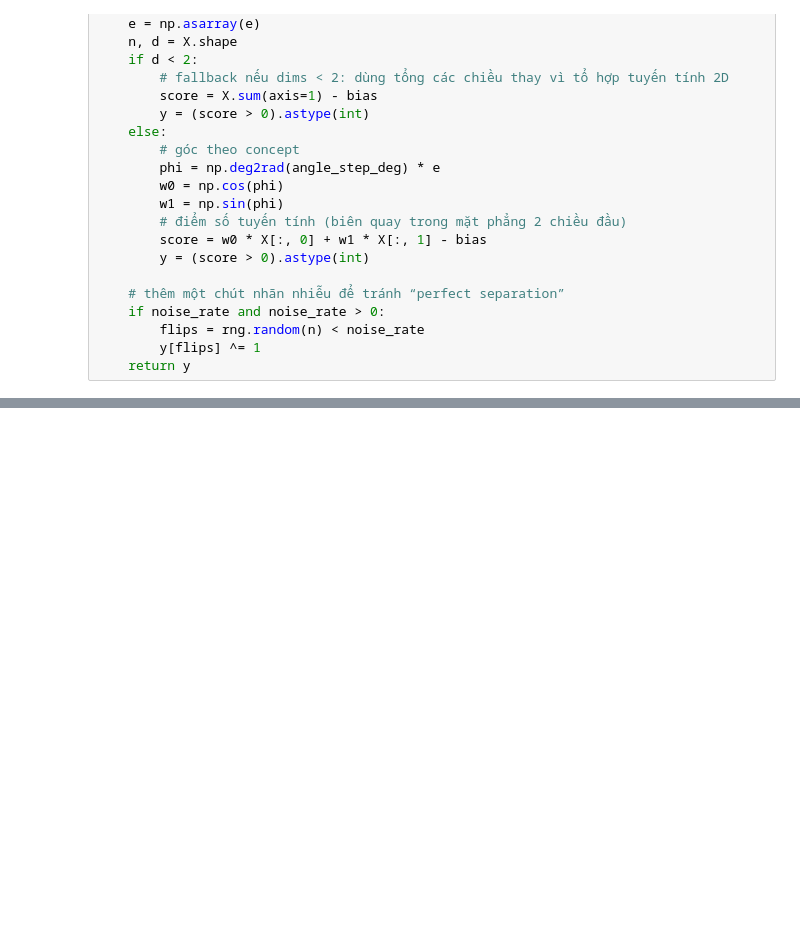
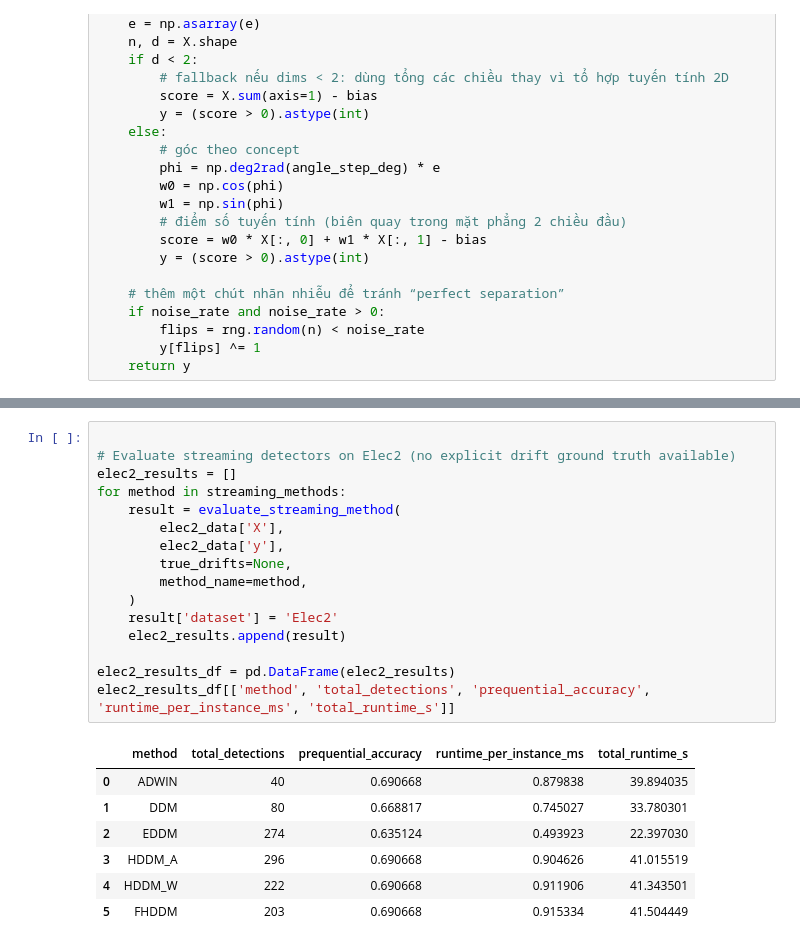
Before and after one commit to neoslusion/One-or-Two-Things-We-Know-about-Concept-Drift, a Jupyter notebook: experiments/notebooks/ConceptDrift_Pipeline.ipynb, the cells around one changed output, grey strips where cells are left out. Cells and saved outputs as stored; diff of their text form; blank space fills up the shorter version.

```diff
--- a/experiments/notebooks/ConceptDrift_Pipeline.ipynb
+++ b/experiments/notebooks/ConceptDrift_Pipeline.ipynb
@@ -1055,0 +1146,24 @@ Paradigm comparison (mean F₁-score):
+# %%
+
+# Evaluate streaming detectors on Elec2 (no explicit drift ground truth available)
+elec2_results = []
+for method in streaming_methods:
+    result = evaluate_streaming_method(
+        elec2_data['X'],
+        elec2_data['y'],
+        true_drifts=None,
+        method_name=method,
+    )
+    result['dataset'] = 'Elec2'
+    elec2_results.append(result)
+
+elec2_results_df = pd.DataFrame(elec2_results)
+elec2_results_df[['method', 'total_detections', 'prequential_accuracy', 'runtime_per_instance_ms', 'total_runtime_s']]
+# %% [output]
+|  | method | total_detections | prequential_accuracy | runtime_per_instance_ms | total_runtime_s |
+| 0 | ADWIN | 40 | 0.690668 | 0.879838 | 39.894035 |
+| 1 | DDM | 80 | 0.668817 | 0.745027 | 33.780301 |
+| 2 | EDDM | 274 | 0.635124 | 0.493923 | 22.397030 |
+| 3 | HDDM_A | 296 | 0.690668 | 0.904626 | 41.015519 |
+| 4 | HDDM_W | 222 | 0.690668 | 0.911906 | 41.343501 |
+| 5 | FHDDM | 203 | 0.690668 | 0.915334 | 41.504449 |
```
Also changed, not shown: parts of 10 cells of this notebook, 5 other files.
